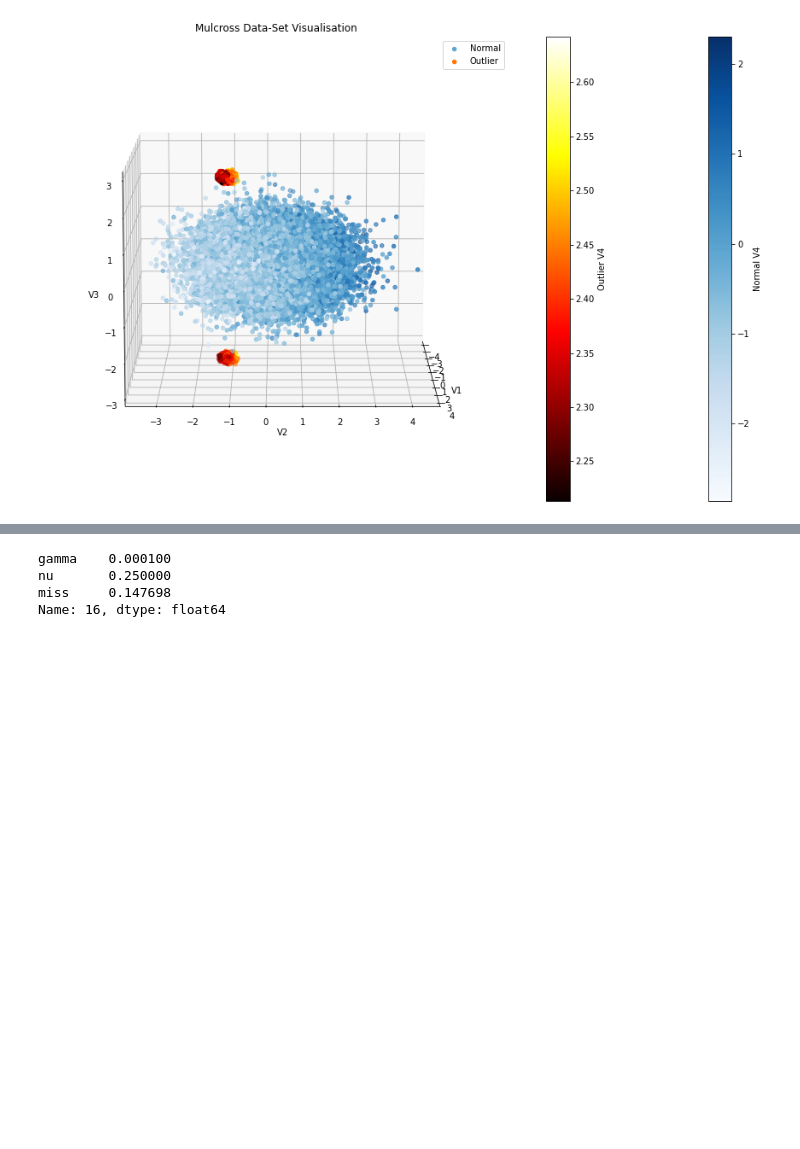
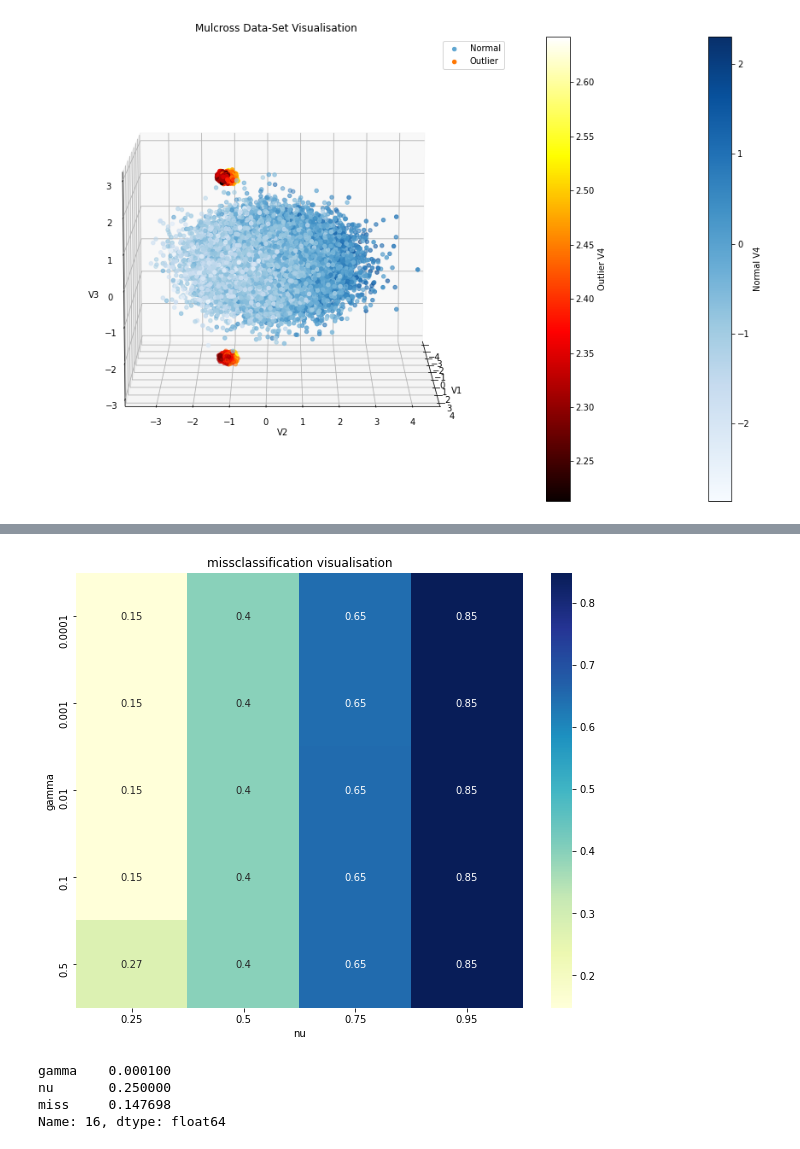
Before and after one commit to MegaCookies88/ML-Project-OutlierDetection, a Jupyter notebook: SVM_mulcross.ipynb, the cells around one changed output, grey strips where cells are left out. Cells and saved outputs as stored; diff of their text form; code cells hidden in the pictures; blank space fills up the shorter version.

Commit message:
save + heatmap CV

```diff
--- a/SVM_mulcross.ipynb
+++ b/SVM_mulcross.ipynb
@@ -143,0 +127,5 @@ p_tab
+# %%
+# Loading the results if already computed
+p_tab = pd.read_csv(r'outputs/p_tab.csv')
+
+p_tab.sort_values(by='miss')
@@ -144,3 +150,15 @@ p_tab
+# %%
+# Heat-Map visualisation
+fig, axs = plt.subplots(1,figsize=(10,8))
+
+sns.heatmap(pd.crosstab(p_tab['gamma'], p_tab['nu'], values = p_tab['miss'], margins=False, aggfunc='sum'),
+            annot=True, cmap="YlGnBu", ax=axs)
+plt.title('missclassification visualisation')
+
+plt.savefig(r'outputs/Mulcross_CV')
+plt.show()
+# %% [output]
+[figure, added]
 # %%
 best_cv = p_tab.loc[p_tab['miss'].idxmin()]
 print(best_cv)
```
Also changed, not shown: parts of 5 cells of this notebook, 2 other files.
